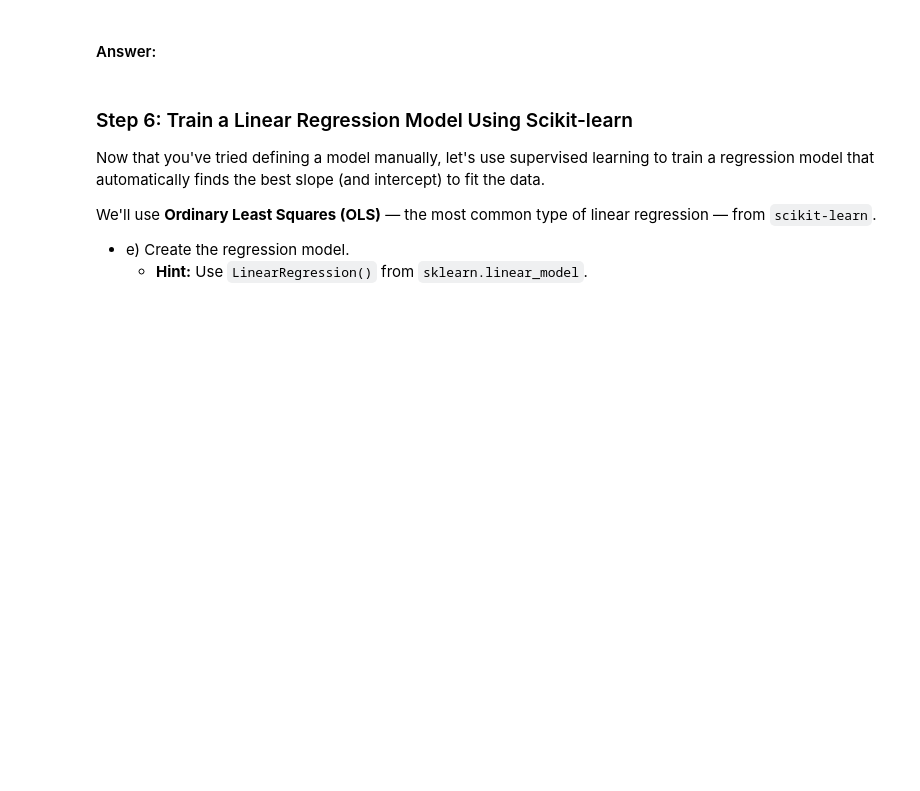
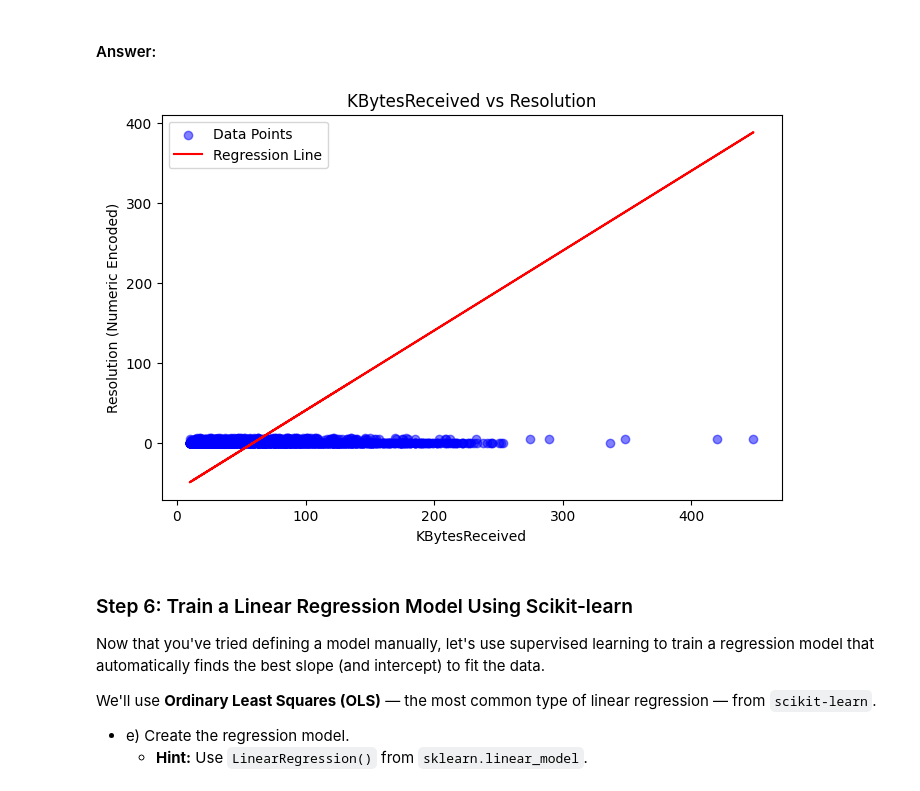
Before and after one commit to tvtrungg/MADRE-SU, a Jupyter notebook: TP1/tp1_regression.ipynb, the cells around one changed output. Cells and saved outputs as stored; diff of their text form; code cells hidden in the pictures; blank space fills up the shorter version.

```diff
--- a/TP1/tp1_regression.ipynb
+++ b/TP1/tp1_regression.ipynb
@@ -590,2 +762,32 @@ Before using a machine learning library, let’s build a very simple regression
+# %%
+resolution_map = {
+    'NoQualityInfo': 0,
+    'q144p': 1,
+    'q240p': 2,
+    'q360p': 3,
+    'q480p': 4,
+    'q720p': 5,
+    'q1080p': 6
+}
+
+# Apply mapping and convert to numeric
+df['Resolution_numeric'] = df['Resolution'].map(resolution_map).astype(float)
+
+y = df['Resolution_numeric']
 # %%
 ## TODO:
+# c)
+## Linear regression model: y = B1*x + B0 + error_term
+mean_x = np.mean(X["KBytesReceived"])
+mean_y = np.mean(y)
+
+slope = 1
+
+# Across the mean point
+intercept = mean_y - slope * mean_x
+
+y_pred_manual = slope * X['KBytesReceived'] + intercept
+print(f"Manual Linear Model: Resolution = {slope} * KBytesReceived + {intercept:.2f}")
+
+mse_manual = np.mean((y - y_pred_manual) ** 2)
+print(f"Manual MSE: {mse_manual:.2f}")
@@ -595,6 +800,17 @@ Before using a machine learning library, let’s build a very simple regression
 #### Answer:
 # %%
 ## TODO:
+plt.figure(figsize=(8, 5))
+plt.scatter(X['KBytesReceived'], y, color='blue', alpha=0.5, label='Data Points')
+plt.plot(X['KBytesReceived'], y_pred_manual, color='red', label='Regression Line')
+plt.xlabel("KBytesReceived")
+plt.ylabel("Resolution (Numeric Encoded)")
+plt.title("KBytesReceived vs Resolution")
+plt.legend()
+plt.savefig("manual_regression_plot.pdf")
+plt.show()
+# %% [output]
+[figure, added]
 # %% [markdown]
 ### Step 6: Train a Linear Regression Model Using Scikit-learn
 
```
Also changed, not shown: parts of 21 cells of this notebook, 4 other files.
